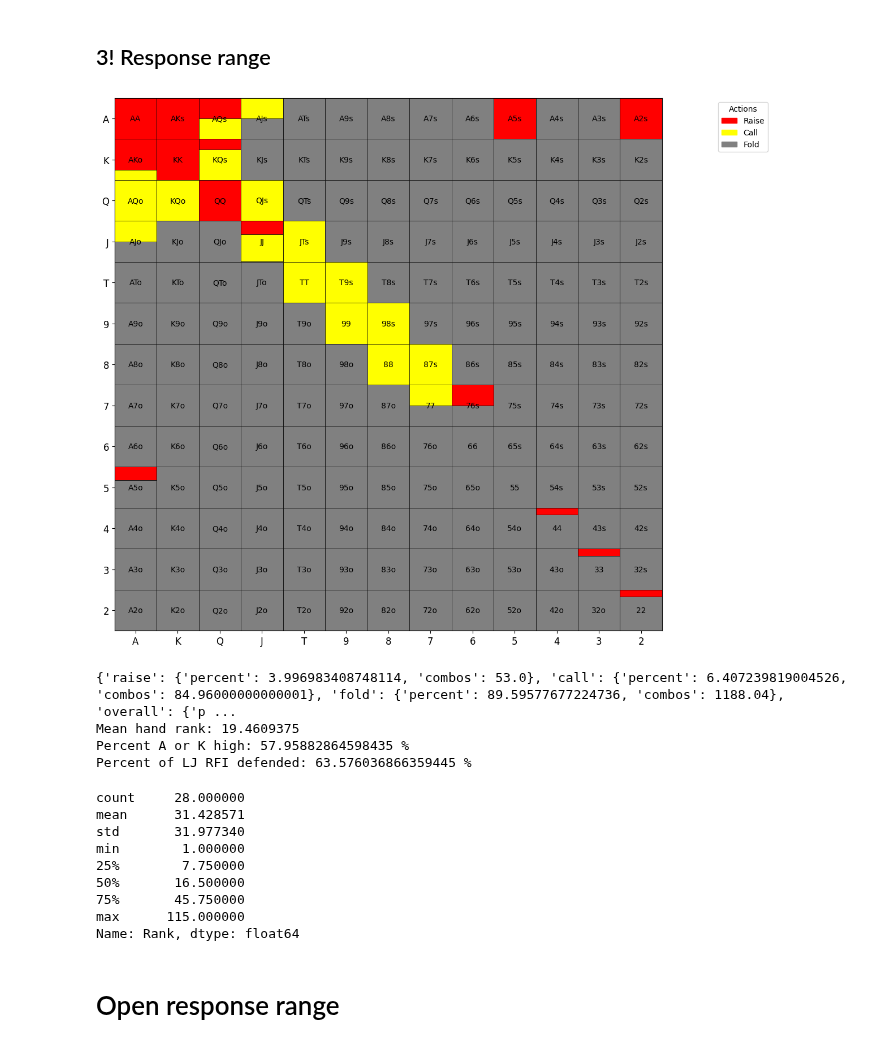
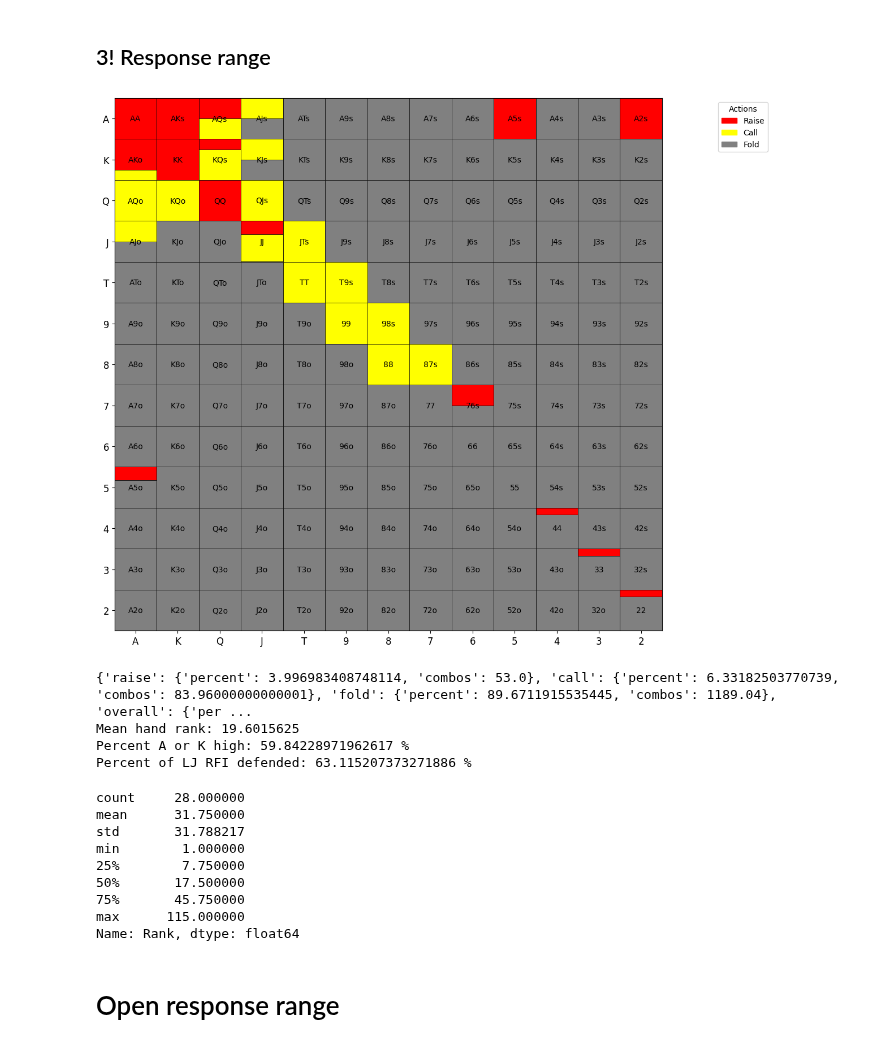
Before and after one commit to KunaalAgarwal/poker_analysis, a Jupyter notebook: src/lj_ranges.ipynb, the cells around one changed output. Cells and saved outputs as stored; diff of their text form; code cells hidden in the pictures.

```diff
--- a/src/lj_ranges.ipynb
+++ b/src/lj_ranges.ipynb
@@ -139,11 +139,11 @@ response_3bet_range = {
     "AA": {"raise": 1.0, "call": 0.0},
     "KK": {"raise": 1.0, "call": 0.0},
     "QQ": {"raise": 1.0, "call": 0.0},
-    "JJ": {"raise": 0.33, "call": 0.66},
+    "JJ": {"raise": 0.66, "call": 0.33},
     "TT": {"raise": 0.0, "call": 1.0},
     "99": {"raise": 0.0, "call": 1.0},
     "88": {"raise": 0.0, "call": 1.0},
-    "77": {"raise": 0.0, "call": 0.5},
+    "77": {"raise": 0.0, "call": 0.0},
     "66": {"raise": 0.0, "call": 0.0},
     "55": {"raise": 0.0, "call": 0.0},
     # 4bet bluff (unblocks AK, AQ, AJ, KQ, etc.), while ahead of those hands and can put high pressure on middling pairs
@@ -176,7 +176,7 @@ response_3bet_range = {
     "A2o": {"raise": 0.0, "call": 0.0},
 
     "KQs": {"raise": 0.25, "call": 0.75},
-    "KJs": {"raise": 0.0, "call": 0.0},
+    "KJs": {"raise": 0.0, "call": 0.5},
     "KTs": {"raise": 0.0, "call": 0.0},
     "K9s": {"raise": 0.0, "call": 0.0},
 
@@ -200,44 +200,44 @@ response_3bet_range = {
     "T9s": {"raise": 0.0, "call": 1.0},
     "T8s": {"raise": 0.0, "call": 0.0},
 
     "98s": {"raise": 0.0, "call": 1.0},
     "97s": {"raise": 0.0, "call": 0.0},
 
     "87s": {"raise": 0.0, "call": 1.0},
     "86s": {"raise": 0.0, "call": 0.0},
 
     "76s": {"raise": 0.5, "call": 0.0},
     "75s": {"raise": 0.0, "call": 0.0},
 
     "65s": {"raise": 0.0, "call": 0.0},
 }
 # Visualize the range
 response_3bet = range_construction.generate_range(response_3bet_range, '../ranges/lj_ranges/lj_3!response.png')
 response_3bet_distribution = range_construction.range_hand_distribution(response_3bet_range)
 response_3bet_percent_by_actions = range_construction.range_percent_by_all_actions(response_3bet_range)
 response_3bet_mean_hand_rank = range_construction.average_range_rank(response_3bet_range)
 
 defended_rfi = 100*response_3bet_percent_by_actions['overall']['combos'] / rfi_percent_by_actions['overall']['combos']
 
 print(response_3bet_percent_by_actions)
 print(f'Mean hand rank: {response_3bet_mean_hand_rank}')
 print(f'Percent A or K high: {range_construction.percent_range_high_card(response_3bet_range)} %')
 print(f'Percent of LJ RFI defended: {defended_rfi} %')
 
 response_3bet_distribution[1].to_csv('../ranges/lj_ranges/lj_3bet_response_distribution.csv')
 response_3bet_distribution[0]
 # %% [output]
-[figure, old version]
+[figure, new version]
-{'raise': {'percent': 3.996983408748114, 'combos': 53.0}, 'call': {'percent': 6.407239819004526, 'combos': 84.96000000000001}, 'fold': {'percent': 89.59577677224736, 'combos': 1188.04}, 'overall': {'p ...
-Mean hand rank: 19.4609375
-Percent A or K high: 57.95882864598435 %
-Percent of LJ RFI defended: 63.576036866359445 %
+{'raise': {'percent': 3.996983408748114, 'combos': 53.0}, 'call': {'percent': 6.33182503770739, 'combos': 83.96000000000001}, 'fold': {'percent': 89.6711915535445, 'combos': 1189.04}, 'overall': {'per ...
+Mean hand rank: 19.6015625
+Percent A or K high: 59.84228971962617 %
+Percent of LJ RFI defended: 63.115207373271886 %
 count     28.000000
-mean      31.428571
-std       31.977340
+mean      31.750000
+std       31.788217
 min        1.000000
 25%        7.750000
-50%       16.500000
+50%       17.500000
 75%       45.750000
 max      115.000000
 Name: Rank, dtype: float64
```
Also changed, not shown: parts of 4 cells of this notebook, 11 other files.
